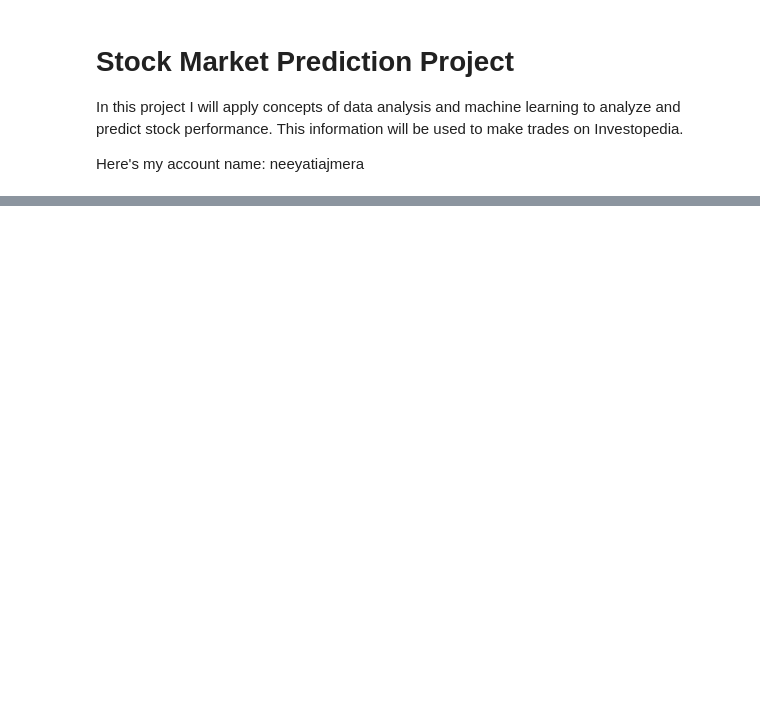
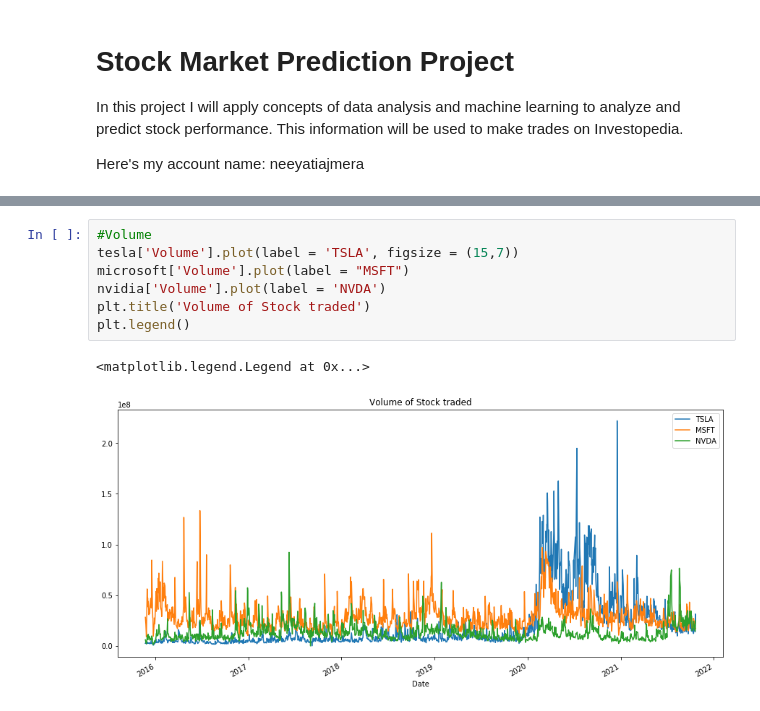
Before and after one commit to neeyatiajmera/StockMarketProject, a Jupyter notebook: Stock Market Project .ipynb, the cells around one changed output, grey strips where cells are left out. Saved outputs shown, nothing was run; the diff lists cells and outputs as text; blank space fills up the shorter version.

```diff
--- a/Stock Market Project .ipynb
+++ b/Stock Market Project .ipynb
@@ -102,0 +97,10 @@ SyntaxError: invalid syntax (<ipython-input-2-3a66936b7cc7>, line 37)
+# %%
+#Volume
+tesla['Volume'].plot(label = 'TSLA', figsize = (15,7))
+microsoft['Volume'].plot(label = "MSFT")
+nvidia['Volume'].plot(label = 'NVDA')
+plt.title('Volume of Stock traded')
+plt.legend()
+# %% [output]
+<matplotlib.legend.Legend at 0x...>
+[figure, added]
```
Also changed, not shown: parts of 20 cells of this notebook, 1 other file.
